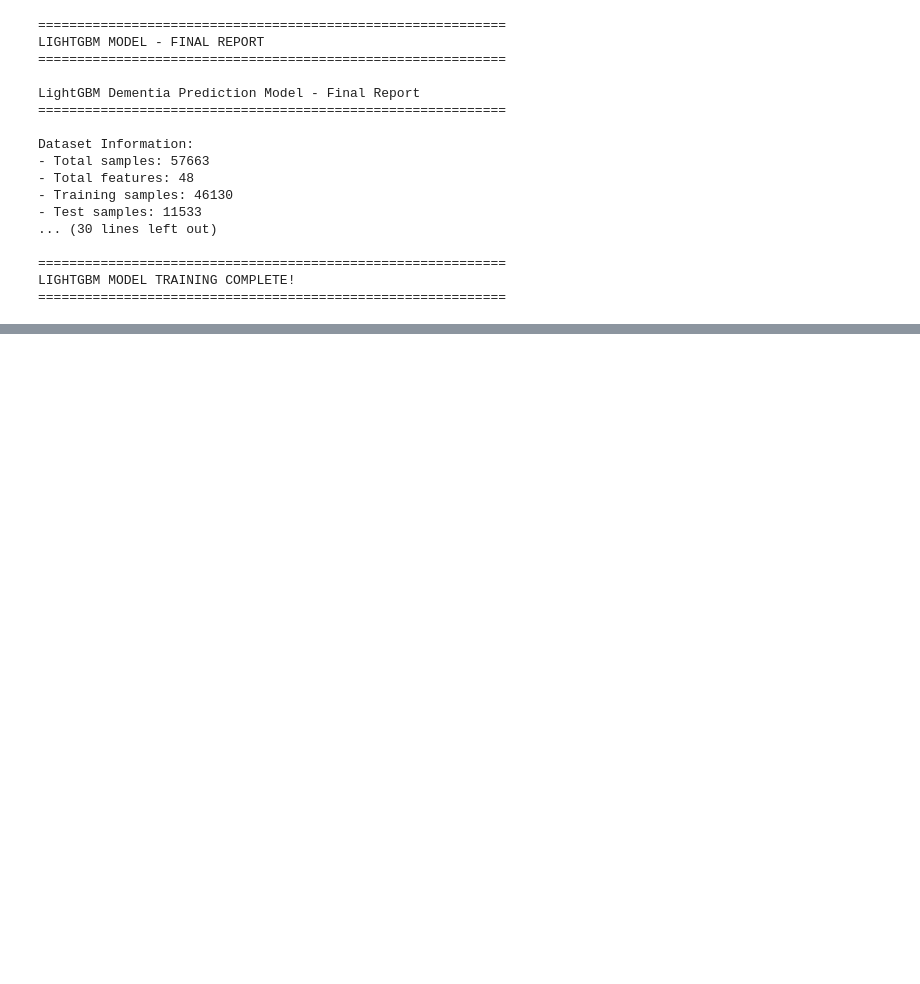
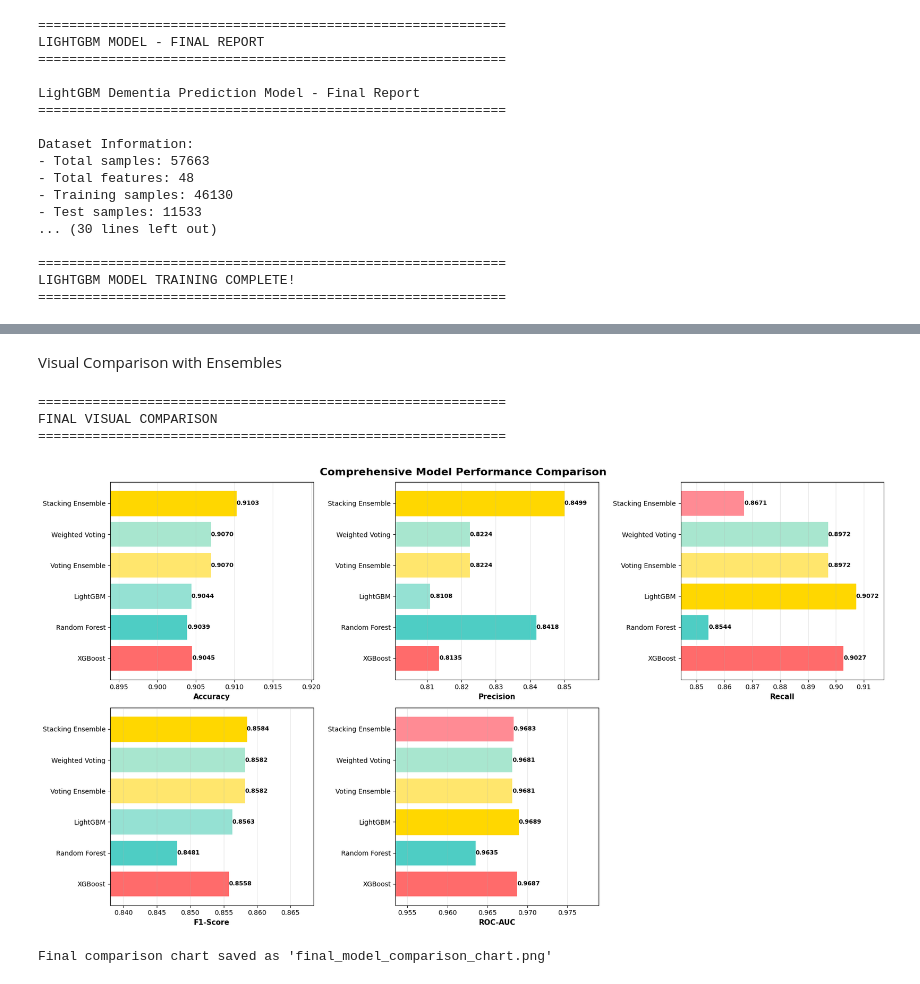
Before and after one commit to Senuri292/ATOMIC-DementiaPredictionModel, a Jupyter notebook: model_training.ipynb, the cells around one changed output, grey strips where cells are left out. Drawn from its saved outputs; the diff is of its cells as text; code cells hidden in the pictures; blank space fills up the shorter version.

Commit message:
Added ensemble models

```diff
--- a/model_training.ipynb
+++ b/model_training.ipynb
@@ -2008,0 +2380,49 @@ LIGHTGBM MODEL TRAINING COMPLETE!
+# %% [markdown]
+Visual Comparison with Ensembles
+# %%
+print("\n" + "="*60)
+print("FINAL VISUAL COMPARISON")
+print("="*60)
+
+# comprehensive bar chart
+fig, axes = plt.subplots(2, 3, figsize=(18, 10))
+fig.suptitle('Comprehensive Model Performance Comparison',
+             fontsize=16, fontweight='bold')
+
+metrics_to_plot = ['Accuracy', 'Precision', 'Recall', 'F1-Score', 'ROC-AUC']
+colors = ['#FF6B6B', '#4ECDC4', '#95E1D3', '#FFE66D', '#A8E6CF', '#FF8B94', '#C7CEEA']
+
+for idx, metric in enumerate(metrics_to_plot):
+    ax = axes[idx // 3, idx % 3]
+
+    values = final_comparison[metric].values
+    bars = ax.barh(final_comparison['Model'], values, color=colors)
+
+    ax.set_xlabel(metric, fontsize=11, fontweight='bold')
+    ax.set_xlim([min(values) - 0.01, max(values) + 0.01])
+    ax.grid(axis='x', alpha=0.3)
+
+    # Add value labels
+    for i, (bar, value) in enumerate(zip(bars, values)):
+        ax.text(value, bar.get_y() + bar.get_height()/2,
+                f'{value:.4f}',
+                ha='left', va='center', fontsize=9, fontweight='bold')
+
+    # Highlight best
+    best_idx = final_comparison[metric].idxmax()
+    bars[best_idx].set_color('#FFD700')  # Gold color for best
+
+# Remove empty subplot
+axes[1, 2].axis('off')
+
+plt.tight_layout()
+plt.savefig('final_model_comparison_chart.png', dpi=300, bbox_inches='tight')
+plt.show()
+
+print("Final comparison chart saved as 'final_model_comparison_chart.png'")
+# %% [output]
+============================================================
+FINAL VISUAL COMPARISON
+============================================================
+[figure, added]
+Final comparison chart saved as 'final_model_comparison_chart.png'
```
Also changed, not shown: parts of 31 cells of this notebook.
